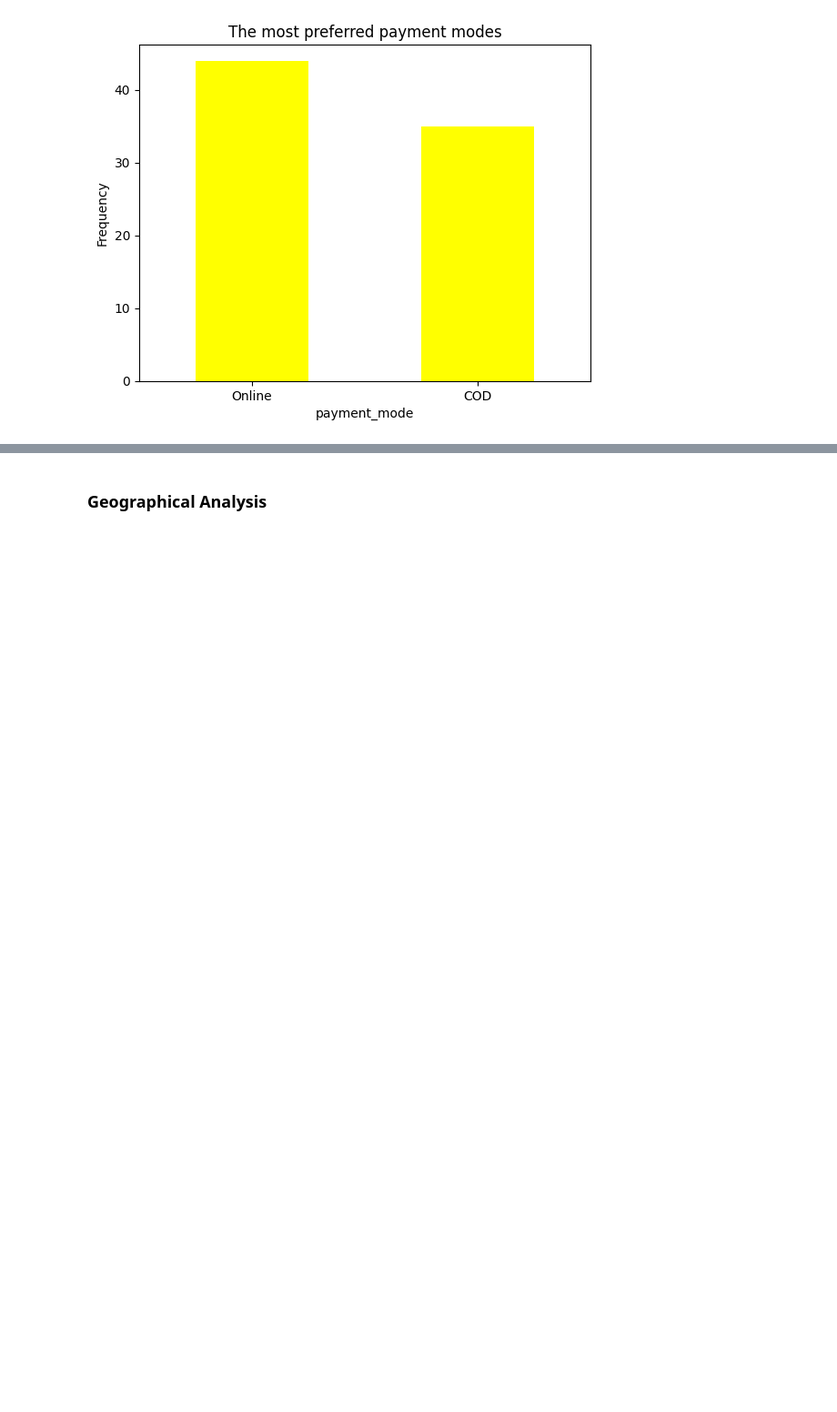
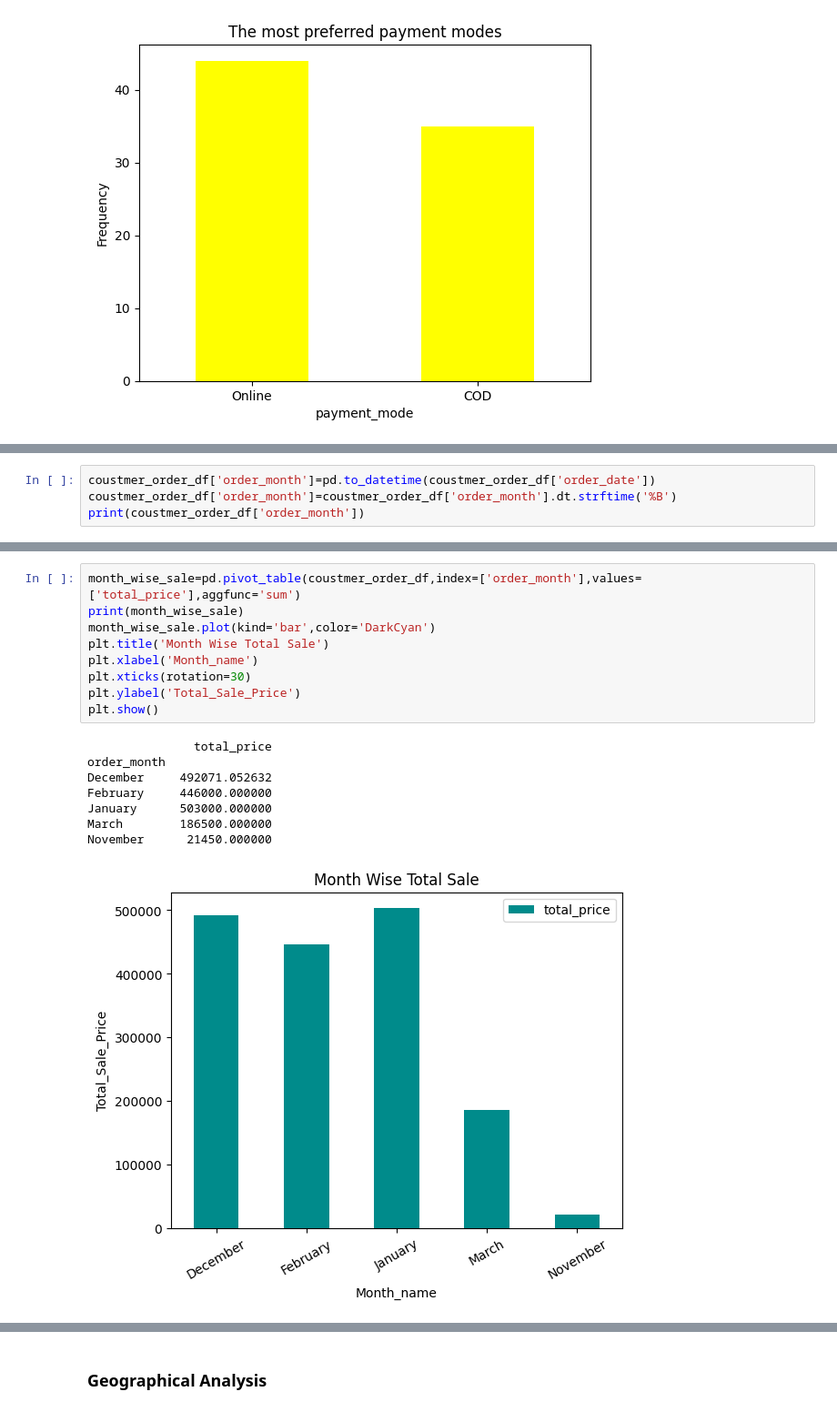
Before and after one commit to sanchaitamondal/Python_Anudip_2023, a Jupyter notebook: Project/ECommerce.ipynb, the cells around one changed output, grey strips where cells are left out. Shown at 91% size. Saved outputs shown, nothing was run; the diff lists cells and outputs as text; blank space fills up the shorter version.

```diff
--- a/Project/ECommerce.ipynb
+++ b/Project/ECommerce.ipynb
@@ -1008,0 +1099,4 @@ Name: count, dtype: int64
+# %%
+coustmer_order_df['order_month']=pd.to_datetime(coustmer_order_df['order_date'])
+coustmer_order_df['order_month']=coustmer_order_df['order_month'].dt.strftime('%B')
+print(coustmer_order_df['order_month'])
@@ -1008,0 +1116,18 @@ Name: count, dtype: int64
+# %%
+month_wise_sale=pd.pivot_table(coustmer_order_df,index=['order_month'],values=['total_price'],aggfunc='sum')
+print(month_wise_sale)
+month_wise_sale.plot(kind='bar',color='DarkCyan')
+plt.title('Month Wise Total Sale')
+plt.xlabel('Month_name')
+plt.xticks(rotation=30)
+plt.ylabel('Total_Sale_Price')
+plt.show()
+# %% [output]
+               total_price
+order_month
+December     492071.052632
+February     446000.000000
+January      503000.000000
+March        186500.000000
+November      21450.000000
+[figure, added]
```
Also changed, not shown: parts of 33 cells of this notebook.
